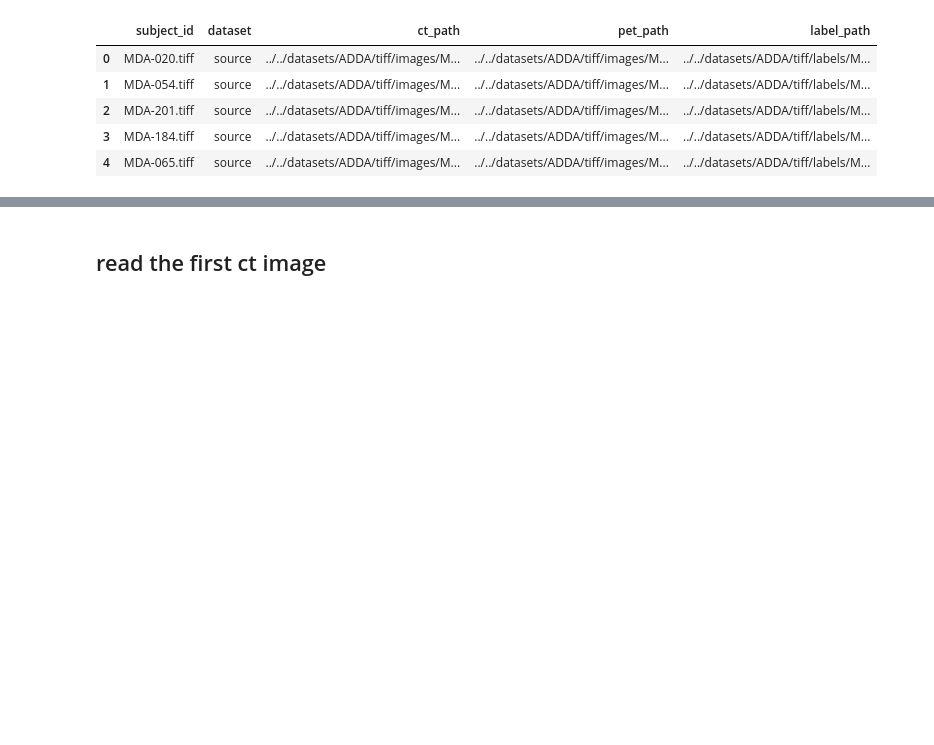
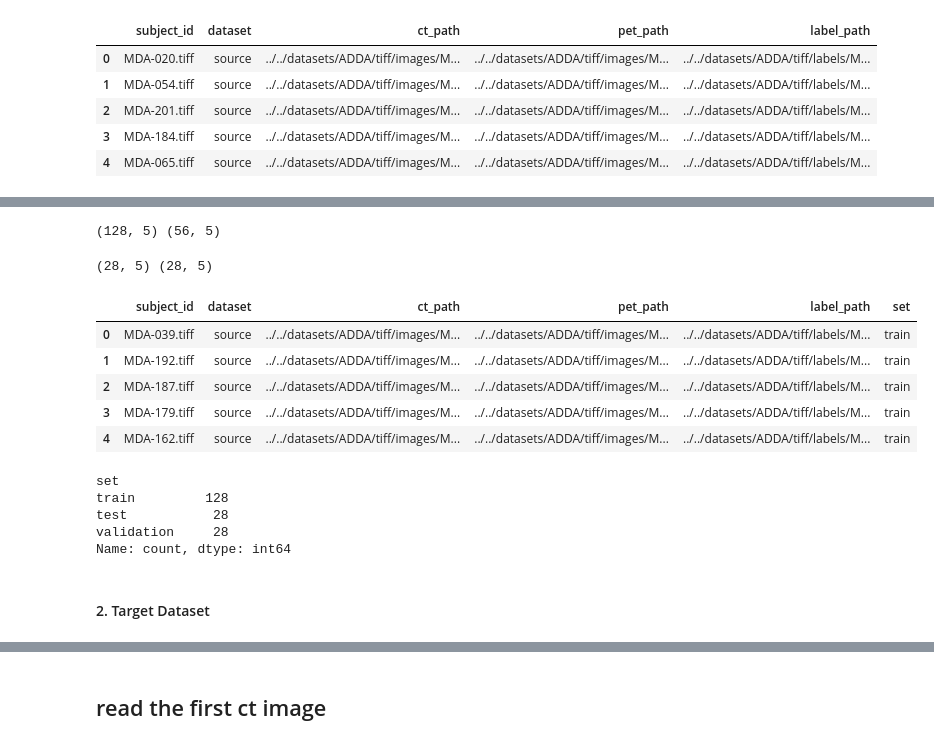
Before and after one commit to ahmedqasem/nii_data, a Jupyter notebook: notebooks/save_tiff_to_patch.ipynb, the cells around one changed output, grey strips where cells are left out. Cells and saved outputs as stored; diff of their text form; code cells hidden in the pictures; blank space fills up the shorter version.

```diff
--- a/notebooks/save_tiff_to_patch.ipynb
+++ b/notebooks/save_tiff_to_patch.ipynb
@@ -33,0 +56,45 @@ df.head()
+# %%
+# Splitting into train and temp sets first (70% train, 30% temp)
+train_df, temp_df = train_test_split(source_df, test_size=0.3, random_state=42)
+# %%
+print(train_df.shape, temp_df.shape)
+# %% [output]
+(128, 5) (56, 5)
+# %%
+# Splitting the temp set into test and validation sets (50% test, 50% validation from the temp set)
+test_df, val_df = train_test_split(temp_df, test_size=0.5, random_state=42)
+# %%
+print(test_df.shape, val_df.shape)
+# %% [output]
+(28, 5) (28, 5)
+# %%
+# Adding a new column 'set' to indicate to which set each row belongs
+train_df['set'] = 'train'
+test_df['set'] = 'test'
+val_df['set'] = 'validation'
+# %%
+# Concatenating all sets back into a single DataFrame
+source_df_split = pd.concat([train_df, test_df, val_df])
+
+# Resetting the index of the final DataFrame
+source_df_split.reset_index(drop=True, inplace=True)
+# %%
+
+source_df_split.head()
+# %% [output]
+|  | subject_id | dataset | ct_path | pet_path | label_path | set |
+| 0 | MDA-039.tiff | source | ../../datasets/ADDA/tiff/images/M... | ../../datasets/ADDA/tiff/images/M... | ../../datasets/ADDA/tiff/labels/M... | train |
+| 1 | MDA-192.tiff | source | ../../datasets/ADDA/tiff/images/M... | ../../datasets/ADDA/tiff/images/M... | ../../datasets/ADDA/tiff/labels/M... | train |
+| 2 | MDA-187.tiff | source | ../../datasets/ADDA/tiff/images/M... | ../../datasets/ADDA/tiff/images/M... | ../../datasets/ADDA/tiff/labels/M... | train |
+| 3 | MDA-179.tiff | source | ../../datasets/ADDA/tiff/images/M... | ../../datasets/ADDA/tiff/images/M... | ../../datasets/ADDA/tiff/labels/M... | train |
+| 4 | MDA-162.tiff | source | ../../datasets/ADDA/tiff/images/M... | ../../datasets/ADDA/tiff/images/M... | ../../datasets/ADDA/tiff/labels/M... | train |
+# %%
+source_df_split['set'].value_counts()
+# %% [output]
+set
+train         128
+test           28
+validation     28
+Name: count, dtype: int64
+# %% [markdown]
+#### 2. Target Dataset
```
Also changed, not shown: parts of 44 cells of this notebook, 1 other file.
